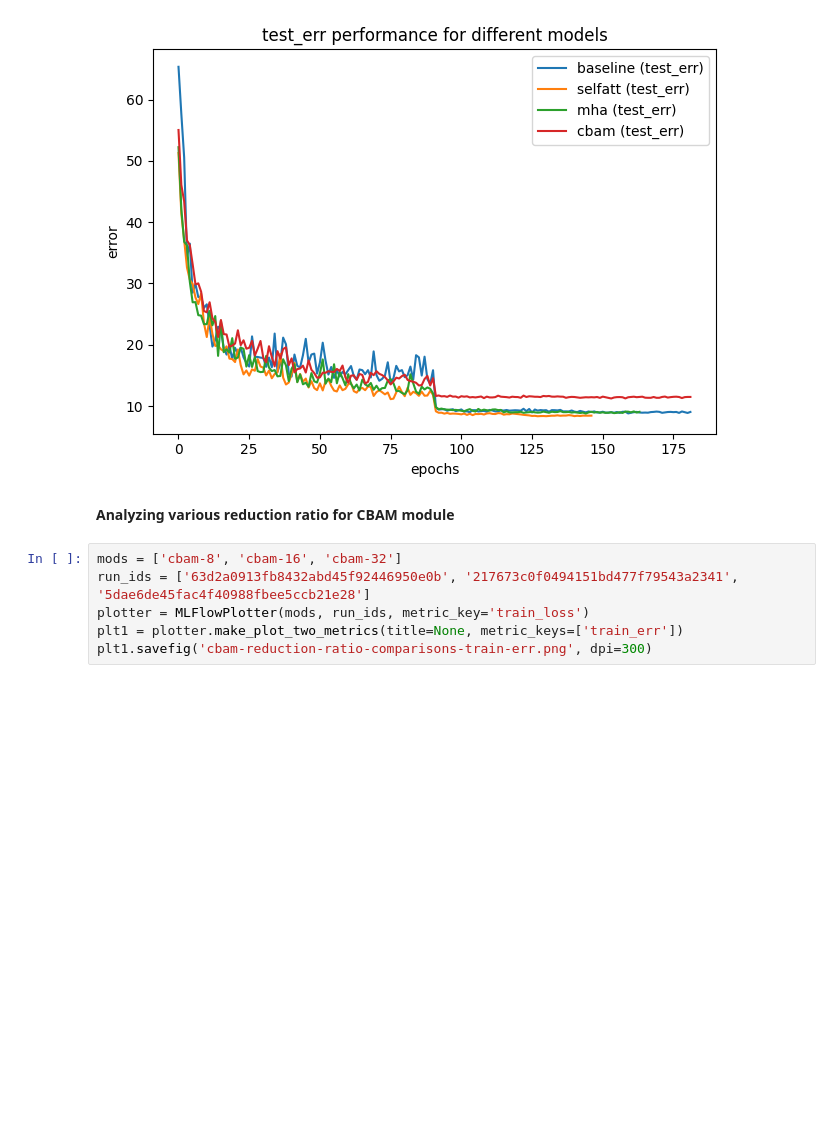
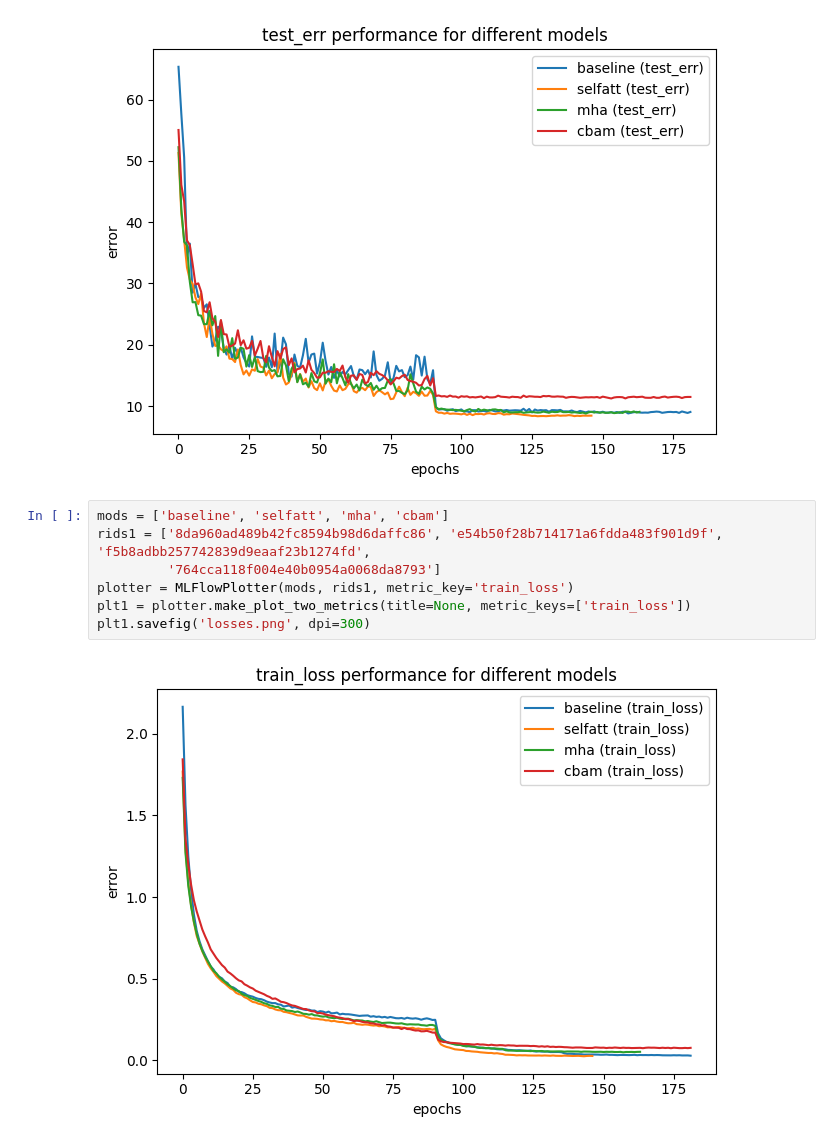
Before and after one commit to AttentionSeekers/CNNtention, a Jupyter notebook: report/images/final-comparisons/final-comparisons.ipynb, the cells around one changed output. Saved outputs shown, nothing was run; the diff lists cells and outputs as text; blank space fills up the shorter version.

```diff
--- a/report/images/final-comparisons/final-comparisons.ipynb
+++ b/report/images/final-comparisons/final-comparisons.ipynb
@@ -29,11 +29,12 @@ plt1 = plotter.make_plot_two_metrics(title=None, metric_keys=['test_err'])
 plt1.savefig('model-comparisons-test-err.png', dpi=300)
 # %% [output]
 [figure]
-# %% [markdown]
-**Analyzing various reduction ratio for CBAM module**
 # %%
-mods = ['cbam-8', 'cbam-16', 'cbam-32']
-run_ids = ['63d2a0913fb8432abd45f92446950e0b', '217673c0f0494151bd477f79543a2341', '5dae6de45fac4f40988fbee5ccb21e28']
-plotter = MLFlowPlotter(mods, run_ids, metric_key='train_loss')
-plt1 = plotter.make_plot_two_metrics(title=None, metric_keys=['train_err'])
-plt1.savefig('cbam-reduction-ratio-comparisons-train-err.png', dpi=300)
+mods = ['baseline', 'selfatt', 'mha', 'cbam']
+rids1 = ['8da960ad489b42fc8594b98d6daffc86', 'e54b50f28b714171a6fdda483f901d9f', 'f5b8adbb257742839d9eaaf23b1274fd',
+         '764cca118f004e40b0954a0068da8793']
+plotter = MLFlowPlotter(mods, rids1, metric_key='train_loss')
+plt1 = plotter.make_plot_two_metrics(title=None, metric_keys=['train_loss'])
+plt1.savefig('losses.png', dpi=300)
+# %% [output]
+[figure, added]
```
Also changed, not shown: 28 other files.
